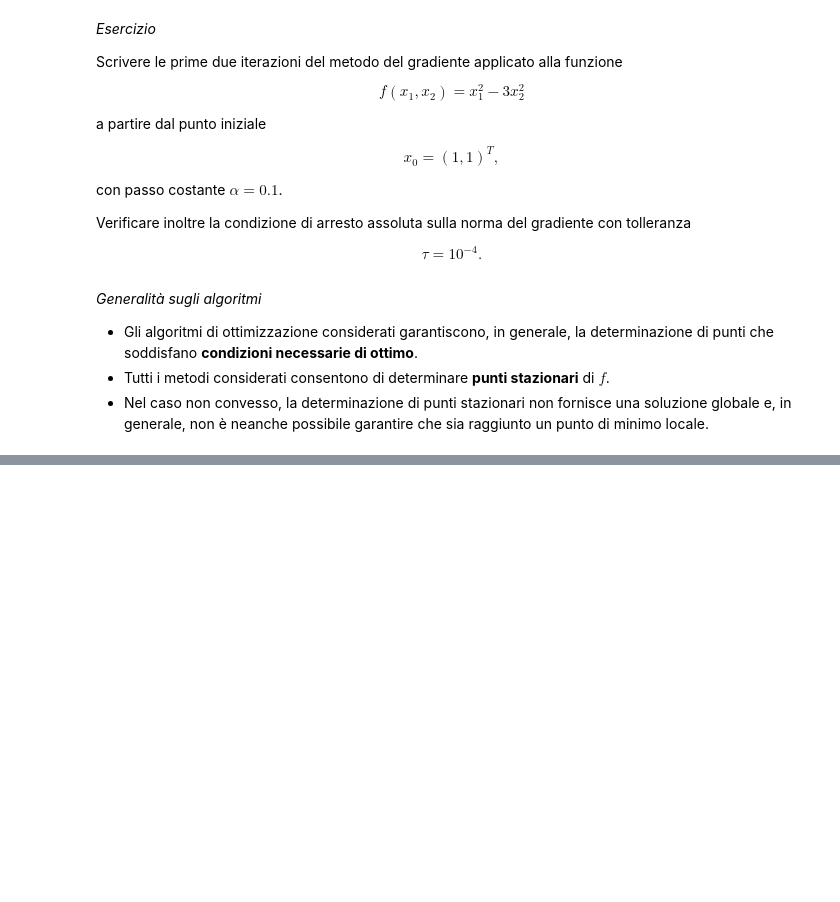
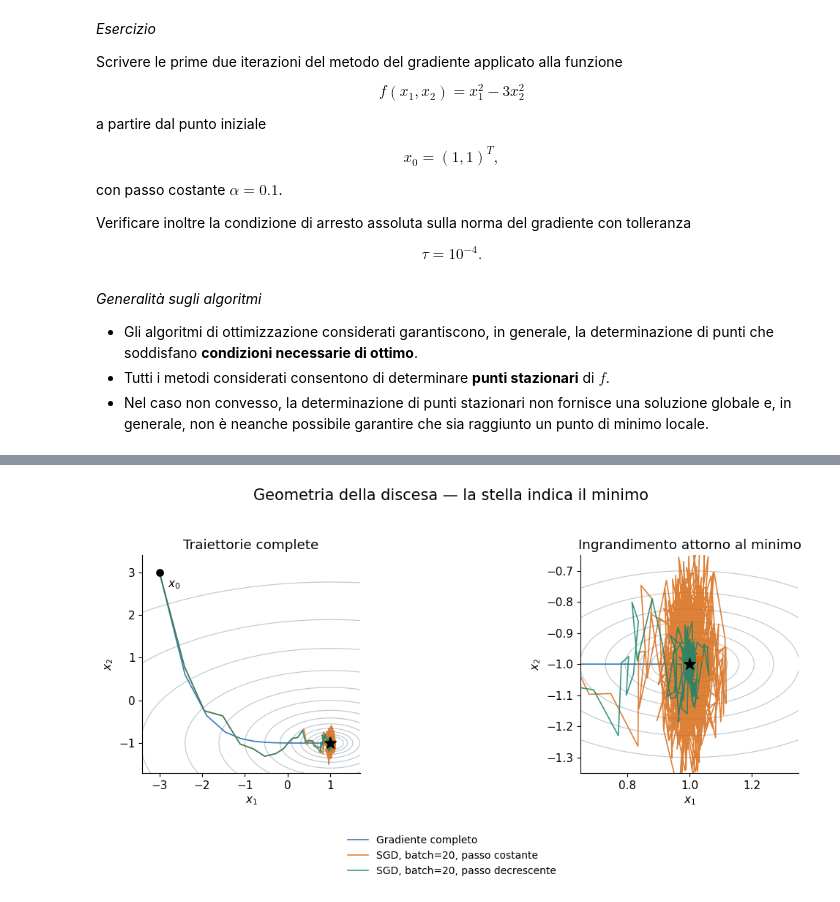
Before and after one commit to elenaloli/metodi-analisi-dati-2026, a Jupyter notebook: _sources/book/Ottimizzazione.ipynb, the cells around one changed output, grey strips where cells are left out. Drawn from its saved outputs; the diff is of its cells as text; code cells hidden in the pictures; blank space fills up the shorter version.

```diff
--- a/_sources/book/Ottimizzazione.ipynb
+++ b/_sources/book/Ottimizzazione.ipynb
@@ -945,0 +1150,32 @@ Poiché il gradiente completo può essere costoso, si controllano spesso:
+# %%
+fig, assi = plt.subplots(1, 2, figsize=(12, 5.5))
+finestre = [(-3.4, 1.7, -1.7, 3.4),
+            (x_star[0] - 0.35, x_star[0] + 0.35,
+             x_star[1] - 0.35, x_star[1] + 0.35)]
+
+for ax, limiti, titolo in zip(assi, finestre,
+                              ["Traiettorie complete", "Ingrandimento attorno al minimo"]):
+    xmin, xmax, ymin, ymax = limiti
+    xx, yy = np.meshgrid(np.linspace(xmin, xmax, 250),
+                         np.linspace(ymin, ymax, 250))
+    Z = 0.5 * (xx - x_star[0])**2 + 2 * (yy - x_star[1])**2
+    livelli = np.geomspace(max(Z.max() * 0.001, 1e-6), Z.max(), 14)
+    ax.contour(xx, yy, Z, levels=livelli, colors="#BCC5CD", linewidths=0.8)
+    for (nome, r), colore in zip(risultati.items(), colori):
+        X = r["x"]
+        ax.plot(X[:, 0], X[:, 1], color=colore, linewidth=1.2,
+                alpha=0.85, label=nome)
+        ax.scatter(*X[-1], color=colore, s=35, zorder=4)
+    ax.scatter(*x_star, marker="*", color="black", s=140, zorder=6)
+    ax.set(xlim=(xmin, xmax), ylim=(ymin, ymax), xlabel=r"$x_1$", ylabel=r"$x_2$")
+    ax.set_aspect("equal", adjustable="box")
+    ax.set_title(titolo)
+assi[0].scatter(*x0, color="black", s=45, zorder=5)
+assi[0].annotate(r"$x_0$", x0, xytext=(8, -15), textcoords="offset points")
+fig.suptitle("Geometria della discesa — la stella indica il minimo", fontsize=15)
+handles, labels = assi[0].get_legend_handles_labels()
+fig.legend(handles, labels, loc="lower center", ncol=1, frameon=False, fontsize=10)
+fig.tight_layout(rect=(0, 0.16, 1, 0.95))
+plt.show()
+# %% [output]
+[figure, added]
```
Also changed, not shown: parts of 16 cells of this notebook, 4 other files.
